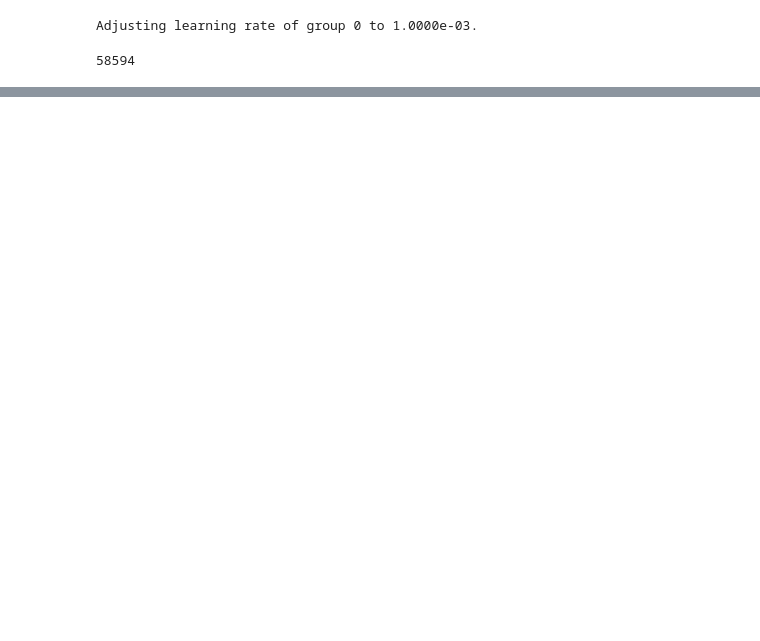
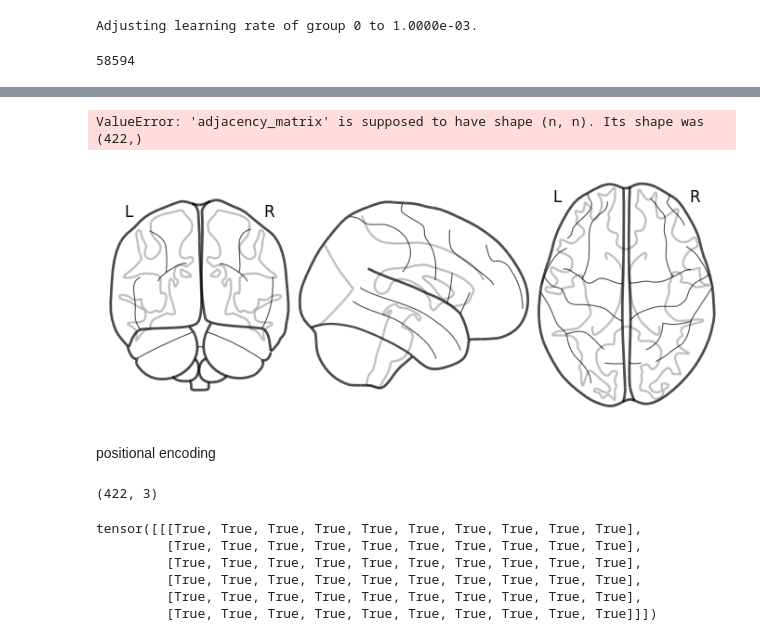
Before and after one commit to myxa/Open_Close_GNN, a Jupyter notebook: notebooks/model_explanation.ipynb, the cells around one changed output, grey strips where cells are left out. Saved outputs shown, nothing was run; the diff lists cells and outputs as text; code cells hidden in the pictures; blank space fills up the shorter version.

```diff
--- a/notebooks/model_explanation.ipynb
+++ b/notebooks/model_explanation.ipynb
@@ -117,0 +213,15 @@ plot_connectome(salient_connections * test_dataset[0].x.numpy(), hcp[['X', 'Y',
+# %%
+from nilearn.plotting import plot_connectome
+
+plot_connectome(matr[0], hcp[['X', 'Y', 'Z']].values);
+# %% [output]
+ValueError: 'adjacency_matrix' is supposed to have shape (n, n). Its shape was (422,)
+[figure, added]
+# %% [markdown]
+positional encoding
+# %%
+coords = hcp[['X', 'Y', 'Z']].values
+
+coords.shape
+# %% [output]
+(422, 3)
@@ -117,0 +230,21 @@ plot_connectome(salient_connections * test_dataset[0].x.numpy(), hcp[['X', 'Y',
+# %%
+import torch
+from positional_encodings.torch_encodings import PositionalEncoding1D, PositionalEncoding2D, PositionalEncoding3D, Summer
+
+# Returns the position encoding only
+p_enc_1d_model = PositionalEncoding1D(10)
+
+# Return the inputs with the position encoding added
+p_enc_1d_model_sum = Summer(PositionalEncoding1D(10))
+
+x = torch.rand(1,6,10)
+penc_no_sum = p_enc_1d_model(x) # penc_no_sum.shape == (1, 6, 10)
+penc_sum = p_enc_1d_model_sum(x)
+print(penc_no_sum + x == penc_sum) # True
+# %% [output]
+tensor([[[True, True, True, True, True, True, True, True, True, True],
+         [True, True, True, True, True, True, True, True, True, True],
+         [True, True, True, True, True, True, True, True, True, True],
+         [True, True, True, True, True, True, True, True, True, True],
+         [True, True, True, True, True, True, True, True, True, True],
+         [True, True, True, True, True, True, True, True, True, True]]])
```
Also changed, not shown: parts of 22 cells of this notebook, 3 other files.
